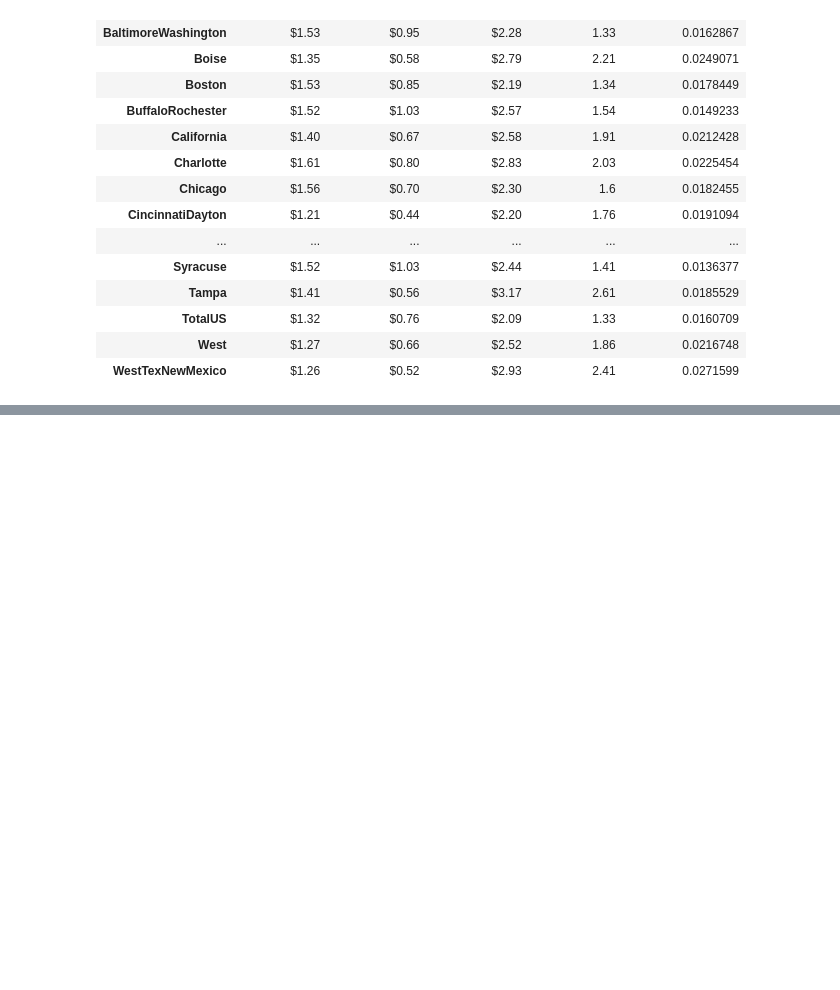
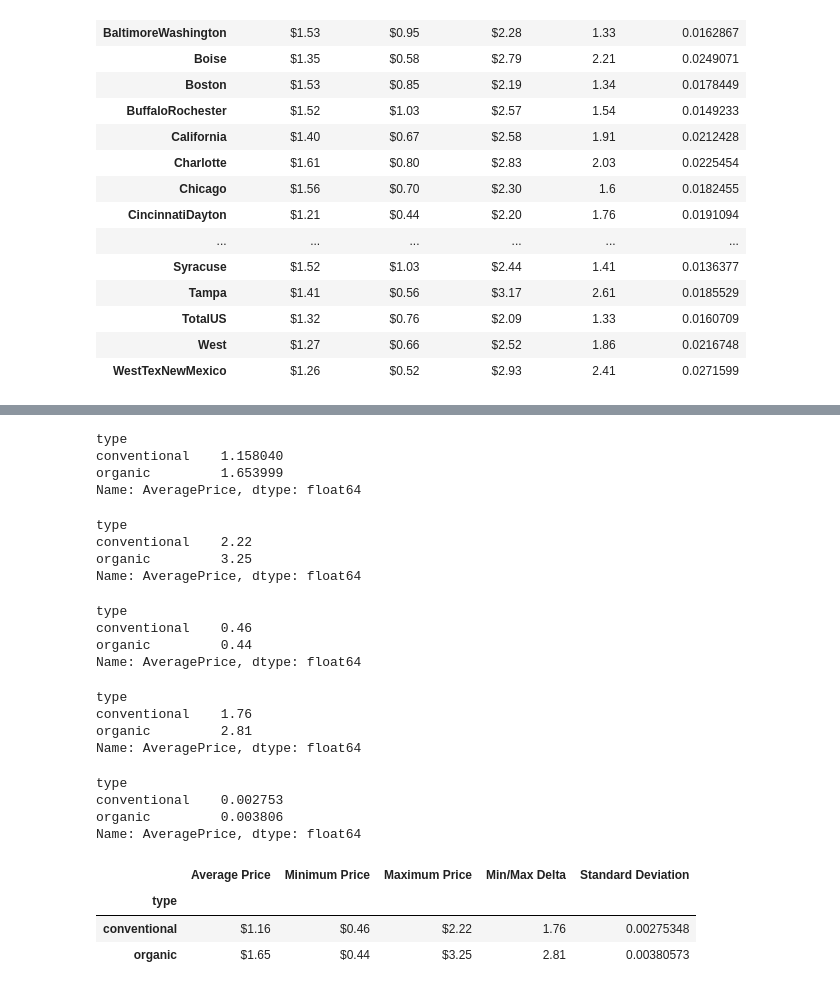
Before and after one commit to lourdesrm/AvocadoMadness, a Jupyter notebook: avocados.ipynb, the cells around one changed output, grey strips where cells are left out. Saved outputs shown, nothing was run; the diff lists cells and outputs as text; code cells hidden in the pictures; blank space fills up the shorter version.

Commit message:
conventional vs organic math added

```diff
--- a/avocados.ipynb
+++ b/avocados.ipynb
@@ -225,0 +123,55 @@ avocado_summary.style.format({'Average Price':'${:,.2f}',
+# %%
+average_price_type = type_data['AveragePrice'].mean()
+average_price_type.head()
+# %% [output]
+type
+conventional    1.158040
+organic         1.653999
+Name: AveragePrice, dtype: float64
+# %%
+max_type_price = type_data['AveragePrice'].max()
+max_type_price
+# %% [output]
+type
+conventional    2.22
+organic         3.25
+Name: AveragePrice, dtype: float64
+# %%
+min_type_price = type_data['AveragePrice'].min()
+min_type_price
+# %% [output]
+type
+conventional    0.46
+organic         0.44
+Name: AveragePrice, dtype: float64
+# %%
+delta_type_price = max_type_price - min_type_price
+delta_type_price
+# %% [output]
+type
+conventional    1.76
+organic         2.81
+Name: AveragePrice, dtype: float64
+# %%
+std_type_price = type_data['AveragePrice'].sem()
+std_type_price
+# %% [output]
+type
+conventional    0.002753
+organic         0.003806
+Name: AveragePrice, dtype: float64
+# %%
+type_df = pd.merge(average_price_type,min_type_price, on='type', how='outer').rename(columns={"AveragePrice_x": "Average Price","AveragePrice_y":"Minimum Price"})
+type_df = pd.merge(type_df, max_type_price, on='type', how='outer').rename(columns={"AveragePrice": "Maximum Price"})
+type_df = pd.merge(type_df, delta_type_price, on='type', how='outer').rename(columns={"AveragePrice": "Min/Max Delta"})
+type_df = pd.merge(type_df, std_type_price, on='type', how='outer').rename(columns={"AveragePrice": "Standard Deviation"})
+
+type_df = type_df.style.format({'Average Price':'${:,.2f}',
+                             'Minimum Price':'${:,.2f}',
+                             'Maximum Price':'${:,.2f}',})
+type_df
+# %% [output]
+|  | Average Price | Minimum Price | Maximum Price | Min/Max Delta | Standard Deviation |
+| type |  |  |  |  |  |
+| conventional | $1.16 | $0.46 | $2.22 | 1.76 | 0.00275348 |
+| organic | $1.65 | $0.44 | $3.25 | 2.81 | 0.00380573 |
```
Also changed, not shown: parts of 16 cells of this notebook.
